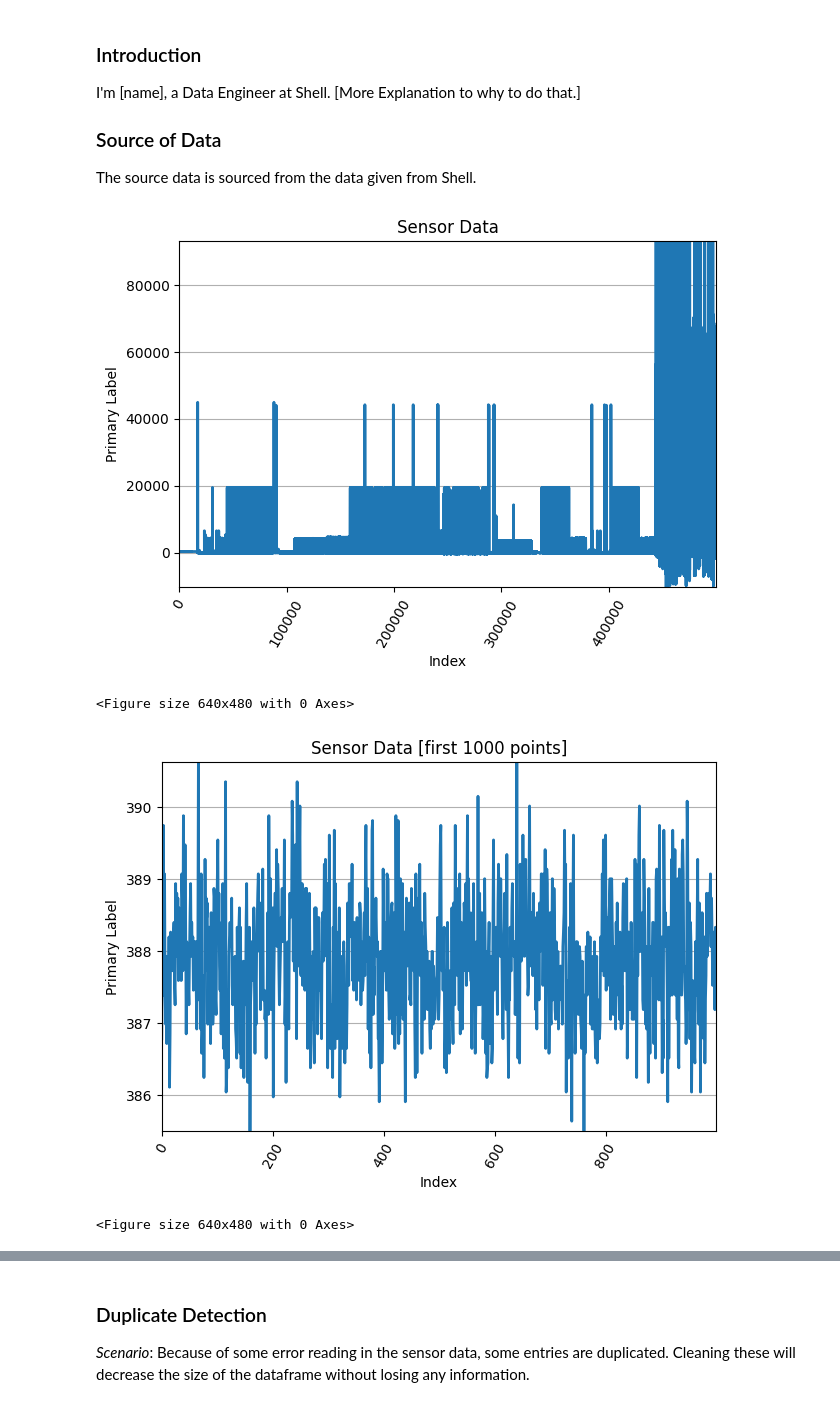
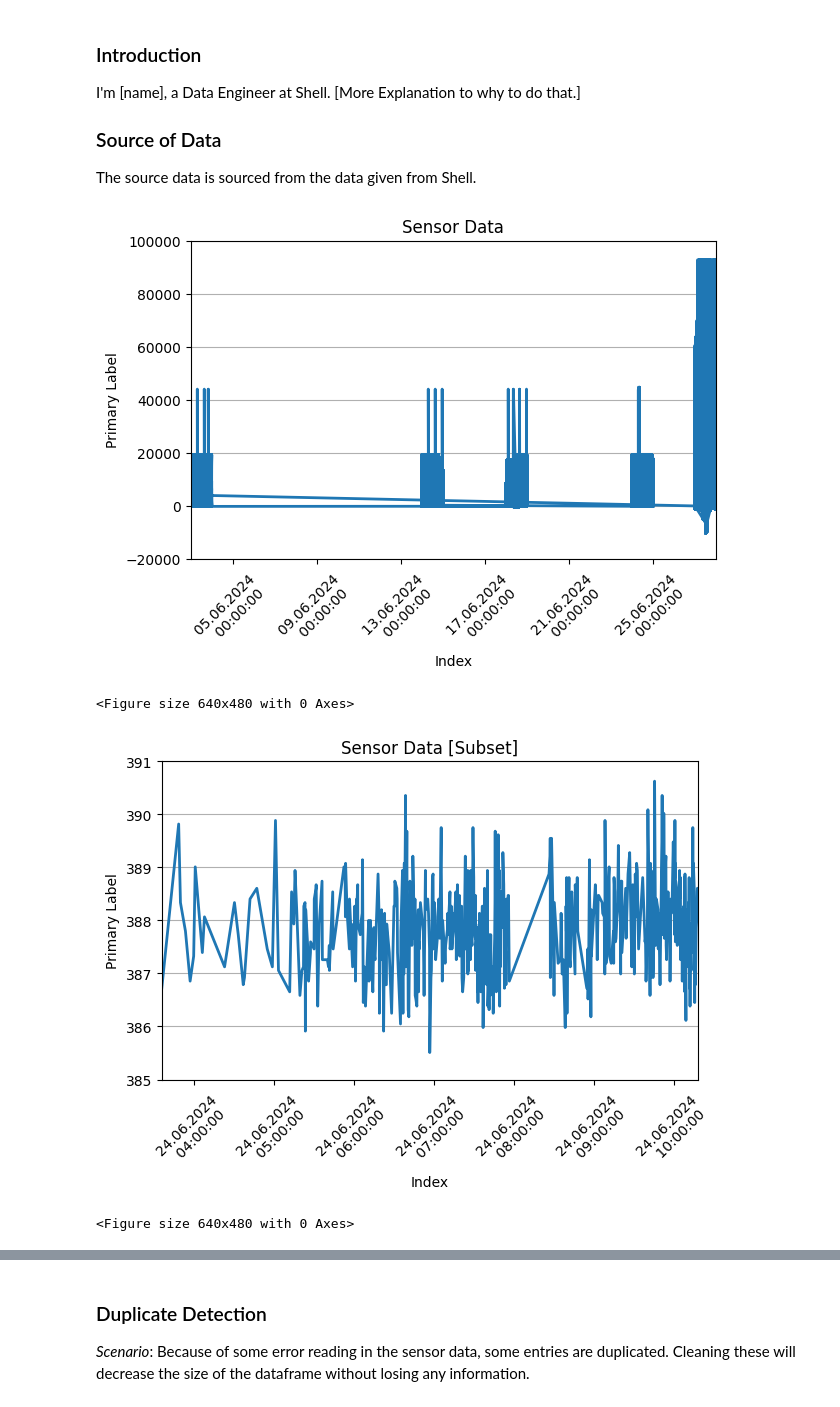
Before and after one commit to rtdip/core, a Jupyter notebook: notebook/pipeline_showcase.ipynb, the cells around one changed output, grey strips where cells are left out. Drawn from its saved outputs; the diff is of its cells as text; code cells hidden in the pictures.

```diff
--- a/notebook/pipeline_showcase.ipynb
+++ b/notebook/pipeline_showcase.ipynb
@@ -31,34 +32,49 @@ The source data is sourced from the data given from Shell.
 # %%
 source_df = pd.read_pickle('./ExampleData.pkl')
 
-def create_value_plot(value_df = None, secondary_value_df = None, title = 'Unnamed Plot', x_label = 'Index', y_label = 'Primary Label', secondary_y_label = 'Secondary Value', share_y_axis = False):
+def create_value_plot(value_df = None, secondary_value_df = None, title = 'Unnamed Plot', x_label = 'Index', y_label = 'Primary Label', secondary_y_label = 'Secondary Value', share_y_axis = False, ylim = None):
+    value_df.index = pd.to_datetime(value_df['EventTime'])
+    value_df = value_df['Value']
+    if secondary_value_df is not None:
+        secondary_value_df.index = pd.to_datetime(secondary_value_df['EventTime'])
+        secondary_value_df = secondary_value_df['Value']
+
     fig, ax = plt.subplots()
     solar_line = ax.plot(value_df, label=y_label, linewidth=2)
     ax.set_xlabel(x_label)
     ax.set_xticks(ax.get_xticks())
-    ax.set_xticklabels(ax.get_xticklabels(), rotation=60)
+    ax.set_xticklabels(ax.get_xticklabels(), rotation=45)
+    ax.xaxis.set_major_formatter(mdates.DateFormatter("%d.%m.%Y \n %H:%M:%S"))
     ax.set_ylabel(y_label)
     ax.set_title(title)
-    ax.set_ylim([value_df.min(), value_df.max()])
+    ax.set_ylim([value_df.min(), value_df.max()] if ylim is None else ylim)
     ax.set_xlim([value_df.index.min(), value_df.index.max()])
     ax.grid(axis='y')
 
     if secondary_value_df is not None:
         ax2 = ax.twinx()
         color='tab:red'
         ax2.set_ylabel(secondary_y_label, color=color)
         ax2.plot(secondary_value_df, color=color, linewidth=3, linestyle = '--')
         ax2.tick_params(axis='y', labelcolor=color)
-        ax2.set_ylim([secondary_value_df.min(), secondary_value_df.max()] if not share_y_axis else [0, value_df.max()])
+        ax2.set_ylim(ax.get_ylim() if share_y_axis else [secondary_value_df.min(), secondary_value_df.max()])
 
     fig.tight_layout()
     plt.show()
     plt.clf()
 
-create_value_plot(source_df['Value'], title='Sensor Data')
-create_value_plot(source_df['Value'][0:1000], title='Sensor Data [first 1000 points]')
+create_value_plot(source_df, title='Sensor Data', ylim=[-20000, 100000])
+
+start_time = pd.to_datetime('2024-06-24 03:00:00', format='%Y-%m-%d %X')
+end_time = pd.to_datetime('2024-06-24 11:00:00', format='%Y-%m-%d %X')
+
+# Slicing by end dates is only possible if index is sorted by time
+source_df = source_df[0:1000].sort_index()[start_time:end_time]
+create_value_plot(source_df, title='Sensor Data [Subset]', ylim=[385,391])
+
+df_0 = spark_session.createDataFrame(source_df, ['TagName', 'EventTime', 'Status', 'Value'])
 # %% [output]
-[figure, old version]
+[figure, new version]
 <Figure size 640x480 with 0 Axes>
-[figure, old version]
+[figure, new version]
 <Figure size 640x480 with 0 Axes>
```
Also changed, not shown: parts of 17 cells of this notebook.
